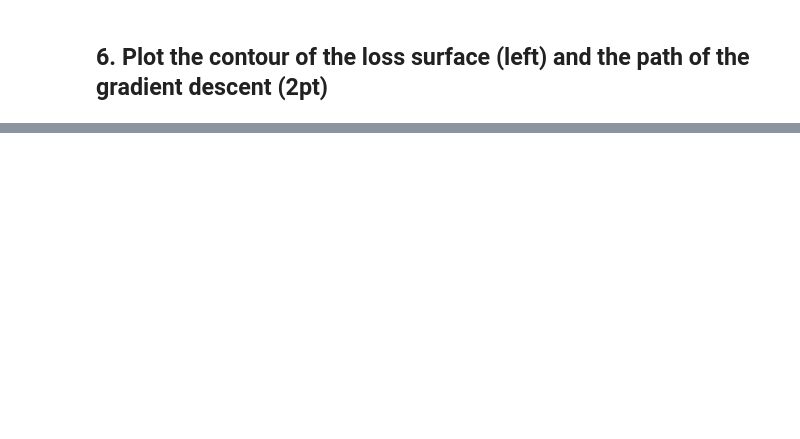
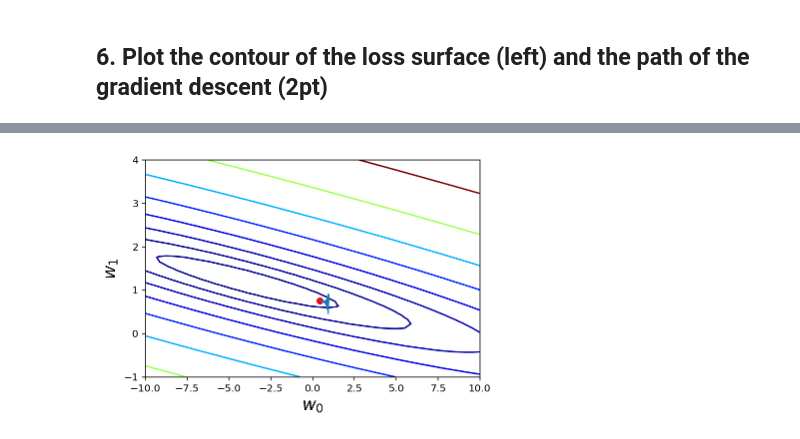
Before and after one commit to yesoly/MachineLearningProject, a Jupyter notebook: Assignment_02_b.ipynb, the cells around one changed output, grey strips where cells are left out. Cells and saved outputs as stored; diff of their text form; code cells hidden in the pictures; blank space fills up the shorter version.

```diff
--- a/Assignment_02_b.ipynb
+++ b/Assignment_02_b.ipynb
@@ -441,0 +445,4 @@ fig_5.axes[0]
+# %%
+fig_6
+# %% [output]
+[figure, added]
```
Also changed, not shown: parts of 4 cells of this notebook.
